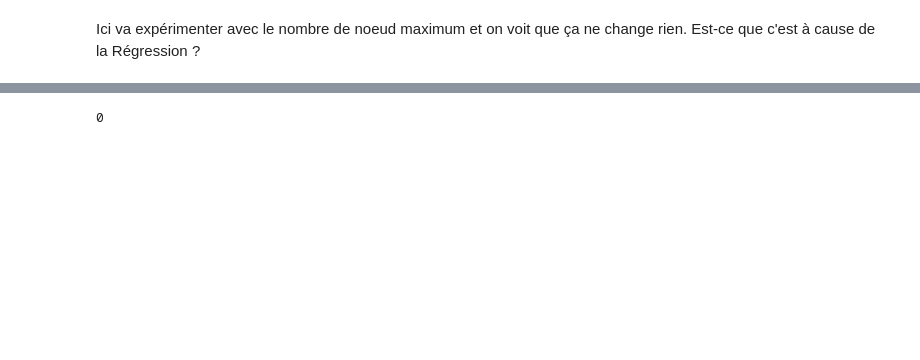
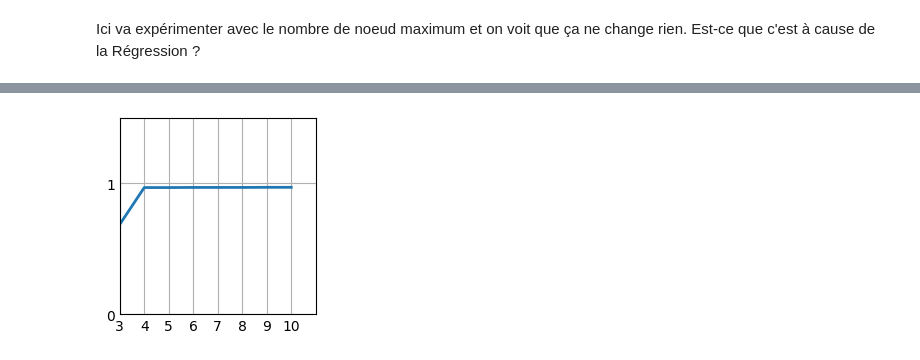
Before and after one commit to SarahLiettefti/AI5L_AILab_FraudDetection, a Jupyter notebook: FirstModels.ipynb, the cells around one changed output, grey strips where cells are left out. Saved outputs shown, nothing was run; the diff lists cells and outputs as text; code cells hidden in the pictures; blank space fills up the shorter version.

```diff
--- a/FirstModels.ipynb
+++ b/FirstModels.ipynb
@@ -111,3 +78,0 @@ numpy.float64
-# %%
-report =showreportcsv()
-report
@@ -147,14 +79,18 @@ print(tn, fp, fn, tp)
 # %% [markdown]
 Ici va expérimenter avec le nombre de noeud maximum et on voit que ça ne change rien. Est-ce que c'est à cause de la Régression ?
 # %%
-def get_mae(max_leaf_nodes, train_X, val_X, train_y, val_y):
+def test_leaf(max_leaf_nodes, train_X, val_X, train_y, val_y):
     model = DecisionTreeClassifier(max_leaf_nodes=max_leaf_nodes, random_state=1)
     model.fit(train_X, train_y)
     preds_val = model.predict(val_X)
-    mae = mean_absolute_error(val_y, preds_val)
-    return(mae)
+    description = "max_leaf_nodes : "+str(max_leaf_nodes)+"; random_state = 1"
+    metrics = report(val_y, preds_val, "Decision Tree Classifier", description, csvw=True)
+    return(metrics)
 
-for max_leaf_nodes in [5, 50, 500, 5000]:
-    my_mae = get_mae(max_leaf_nodes, train_X1, val_X1, train_y1, val_y1)
-    print("Max leaf nodes: %d  \t\t Mean Absolute Error:  %d" %(max_leaf_nodes, my_mae))
+
+results = pd.DataFrame()
+for max_leaf_nodes in [3, 4, 5, 6, 7, 8, 9, 10]:
+    my_metrics_tree = test_leaf(max_leaf_nodes, train_X, val_X, train_y, val_y)
+    results = pd.concat([results,my_metrics_tree], ignore_index=True)
+results
 # %% [output]
@@ -165,4 +106,18 @@ Max leaf nodes: 5000             Mean Absolute Error:  0
-# %%
-df_with_res.Predictions[(df_with_res["Predictions"] > 0 )& (df_with_res["Predictions"]<1)].count()
-# %% [output]
-0
+# %%
+plt.style.use('_mpl-gallery')
+
+# make data
+x = [3, 4, 5, 6, 7, 8, 9, 10]
+y = results.Precision.values
+
+# plot
+fig, ax = plt.subplots()
+
+ax.plot(x, y, linewidth=2.0)
+
+ax.set(xlim=(3, 11), xticks=np.arange(3, 11),
+       ylim=(0, 1.5), yticks=np.arange(0, 1.5))
+
+plt.show()
+# %% [output]
+[figure, added]
```
Also changed, not shown: parts of 17 cells of this notebook, 3 other files.
